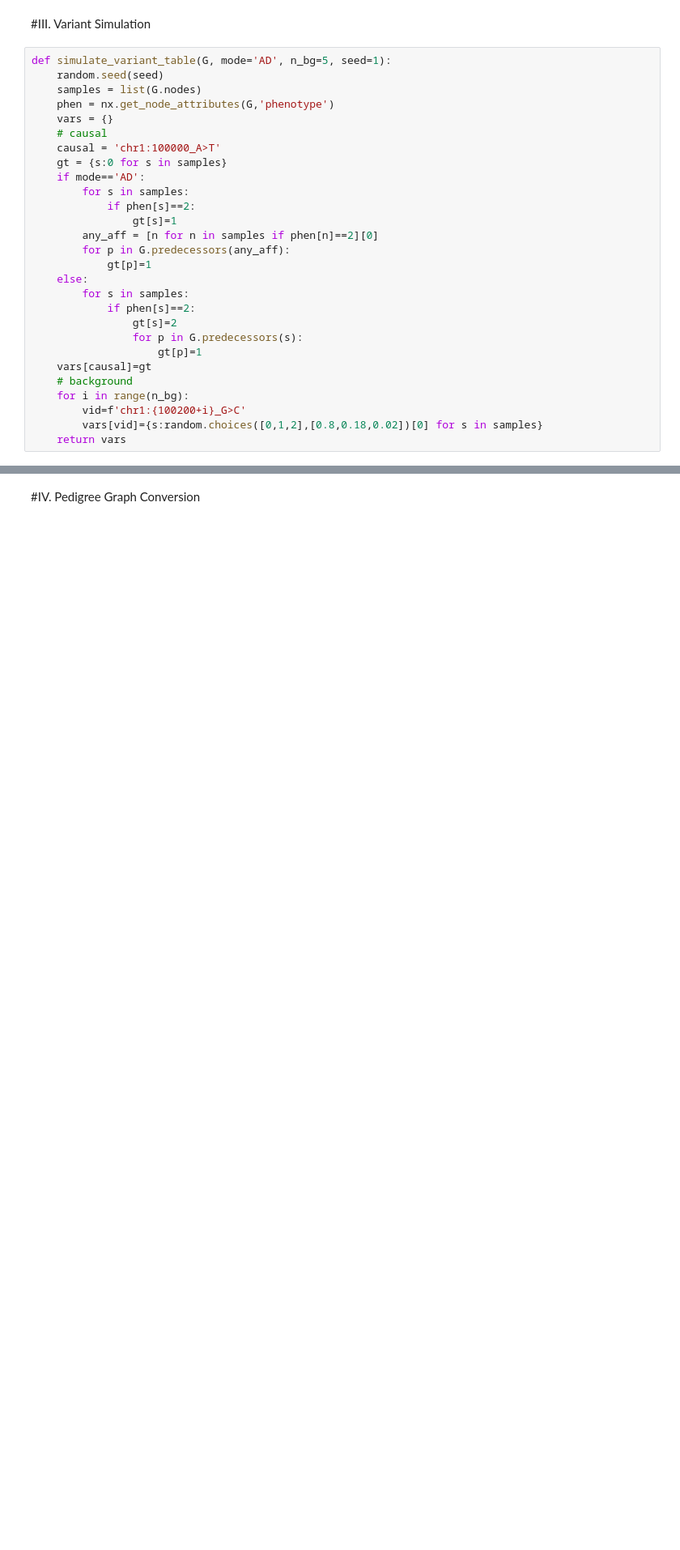
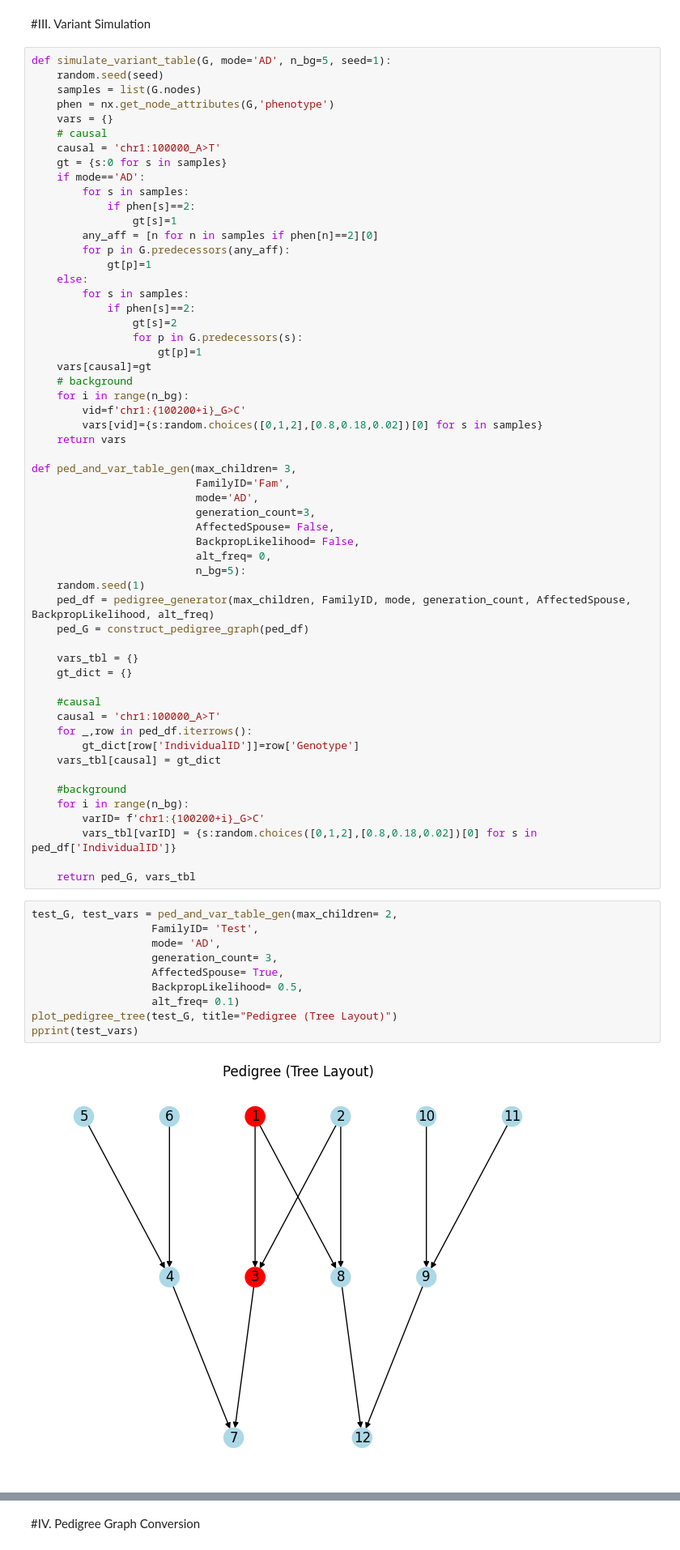
Before and after one commit to taylorngt/PedNet, a Jupyter notebook: SegregationScoring.ipynb, the cells around one changed output, grey strips where cells are left out. Shown at 81% size. Drawn from its saved outputs; the diff is of its cells as text; blank space fills up the shorter version.

```diff
--- a/SegregationScoring.ipynb
+++ b/SegregationScoring.ipynb
@@ -312,3 +312,43 @@ def simulate_variant_table(G, mode='AD', n_bg=5, seed=1):
         vid=f'chr1:{100200+i}_G>C'
         vars[vid]={s:random.choices([0,1,2],[0.8,0.18,0.02])[0] for s in samples}
     return vars
+
+def ped_and_var_table_gen(max_children= 3,
+                          FamilyID='Fam',
+                          mode='AD',
+                          generation_count=3,
+                          AffectedSpouse= False,
+                          BackpropLikelihood= False,
+                          alt_freq= 0,
+                          n_bg=5):
+    random.seed(1)
+    ped_df = pedigree_generator(max_children, FamilyID, mode, generation_count, AffectedSpouse, BackpropLikelihood, alt_freq)
+    ped_G = construct_pedigree_graph(ped_df)
+
+    vars_tbl = {}
+    gt_dict = {}
+
+    #causal
+    causal = 'chr1:100000_A>T'
+    for _,row in ped_df.iterrows():
+        gt_dict[row['IndividualID']]=row['Genotype']
+    vars_tbl[causal] = gt_dict
+
+    #background
+    for i in range(n_bg):
+        varID= f'chr1:{100200+i}_G>C'
+        vars_tbl[varID] = {s:random.choices([0,1,2],[0.8,0.18,0.02])[0] for s in ped_df['IndividualID']}
+
+    return ped_G, vars_tbl
+# %%
+test_G, test_vars = ped_and_var_table_gen(max_children= 2,
+                   FamilyID= 'Test',
+                   mode= 'AD',
+                   generation_count= 3,
+                   AffectedSpouse= True,
+                   BackpropLikelihood= 0.5,
+                   alt_freq= 0.1)
+plot_pedigree_tree(test_G, title="Pedigree (Tree Layout)")
+pprint(test_vars)
+# %% [output]
+[figure, added]
```
Also changed, not shown: parts of 1 cell of this notebook.
